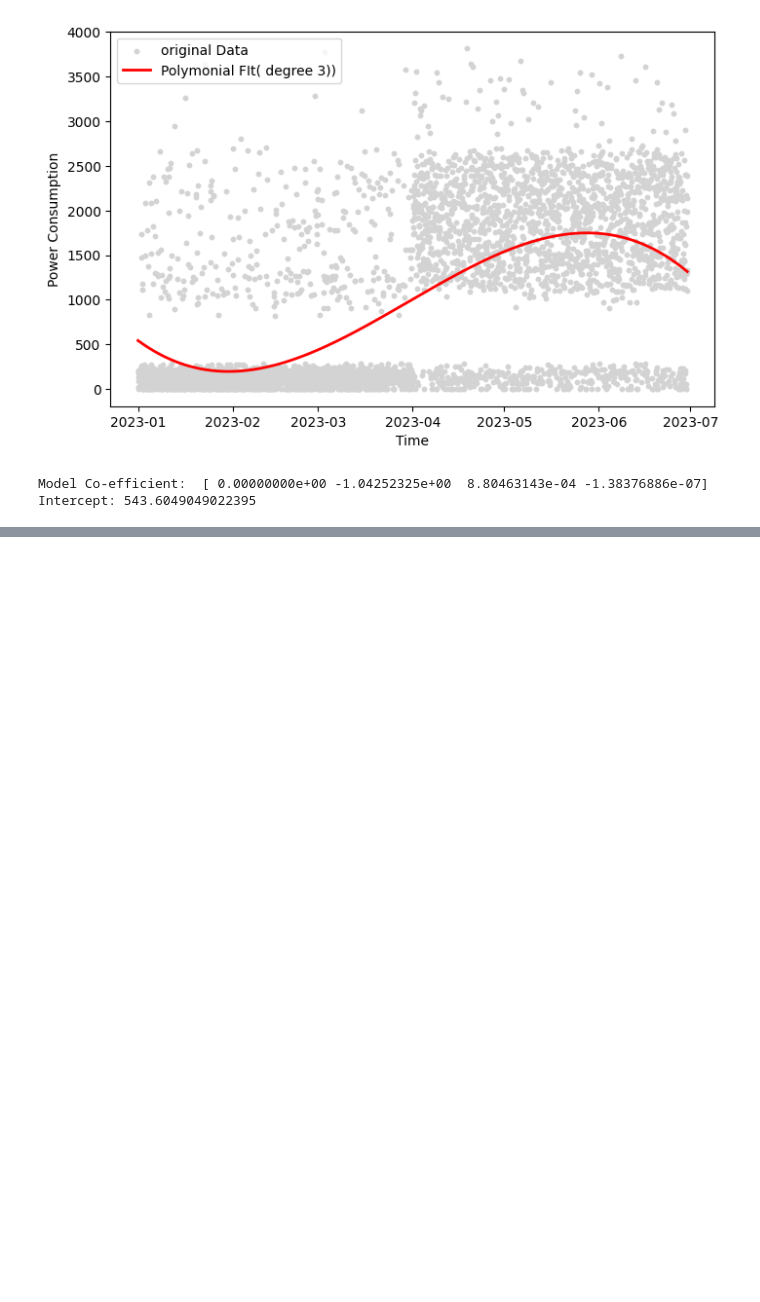
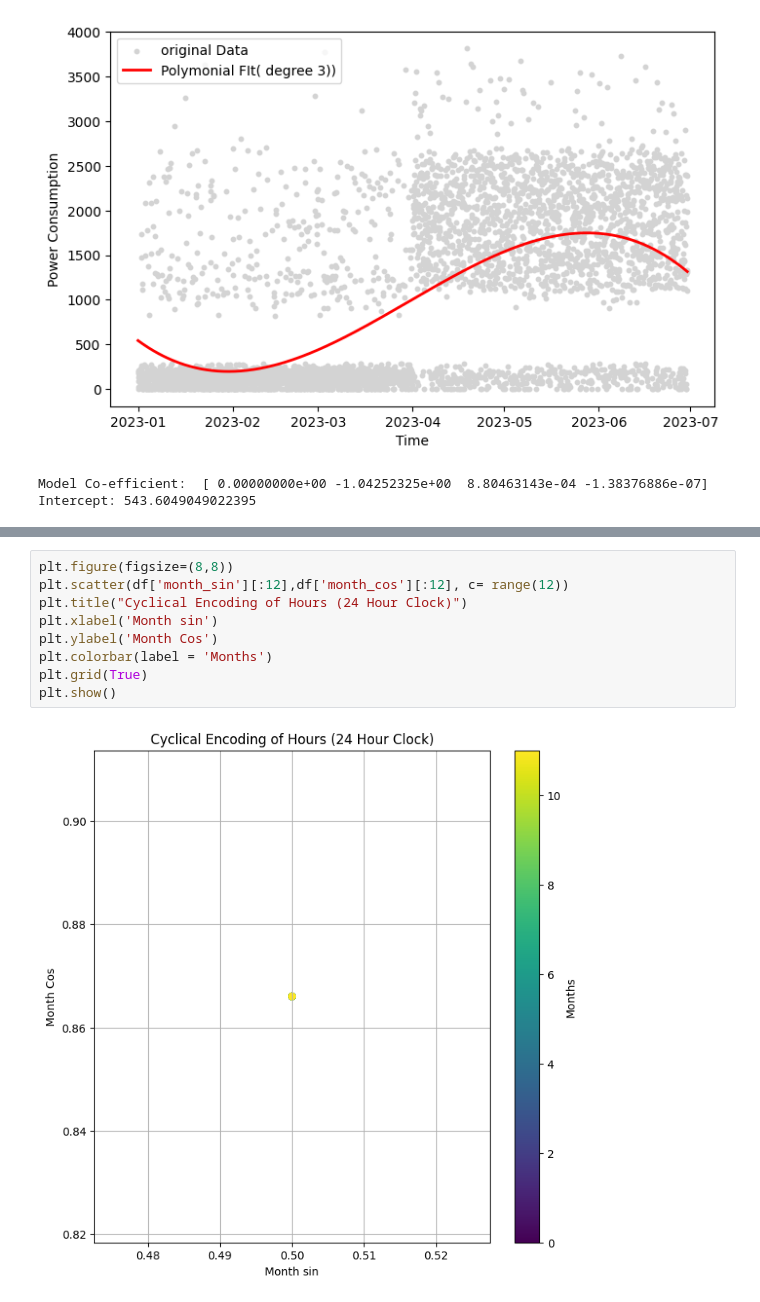
Before and after one commit to mailech/SmartEnergy-Consumption, a Jupyter notebook: jupyter_notebooks/Pre-Processing.ipynb, the cells around one changed output, grey strips where cells are left out. Saved outputs shown, nothing was run; the diff lists cells and outputs as text; blank space fills up the shorter version.

```diff
--- a/jupyter_notebooks/Pre-Processing.ipynb
+++ b/jupyter_notebooks/Pre-Processing.ipynb
@@ -223,0 +255,11 @@ Intercept: 543.6049049022395
+# %%
+plt.figure(figsize=(8,8))
+plt.scatter(df['month_sin'][:12],df['month_cos'][:12], c= range(12))
+plt.title("Cyclical Encoding of Hours (24 Hour Clock)")
+plt.xlabel('Month sin')
+plt.ylabel('Month Cos')
+plt.colorbar(label = 'Months')
+plt.grid(True)
+plt.show()
+# %% [output]
+[figure, added]
```
Also changed, not shown: parts of 5 cells of this notebook, 1 other file.
